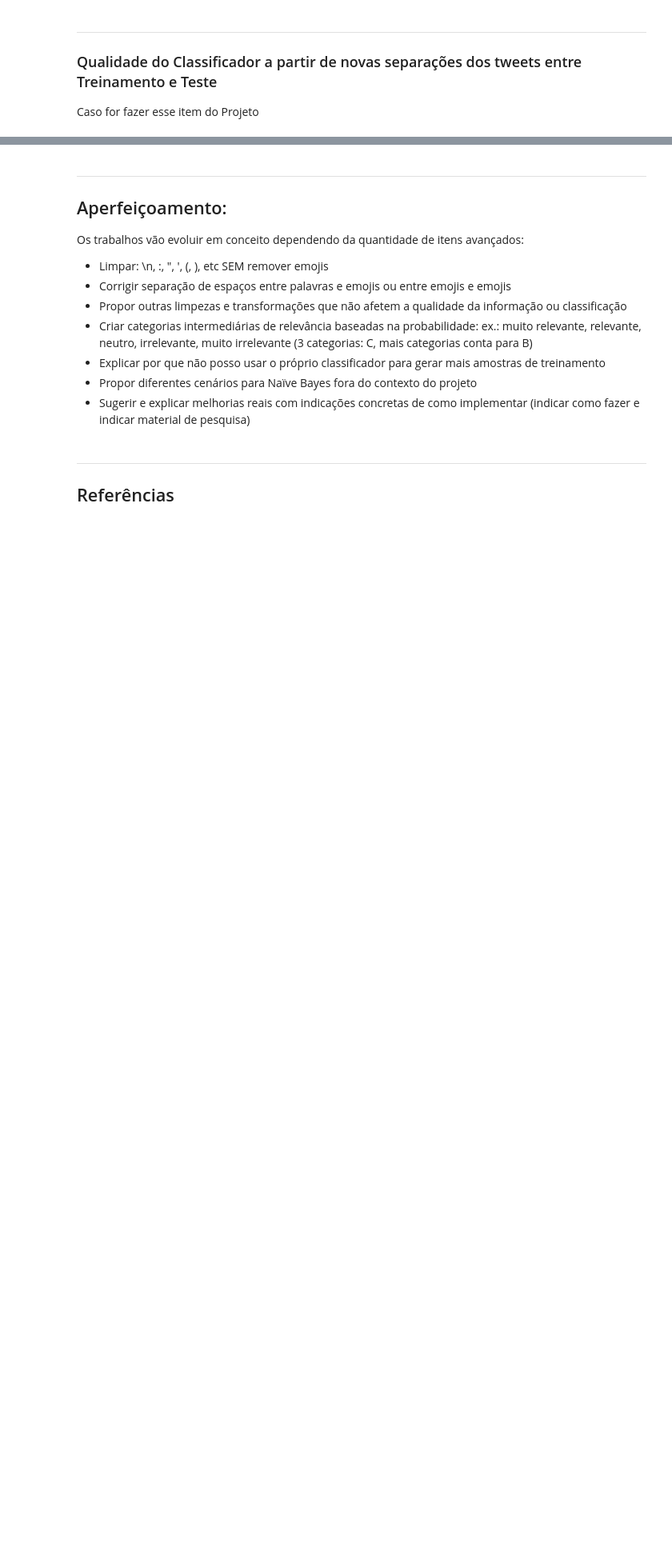
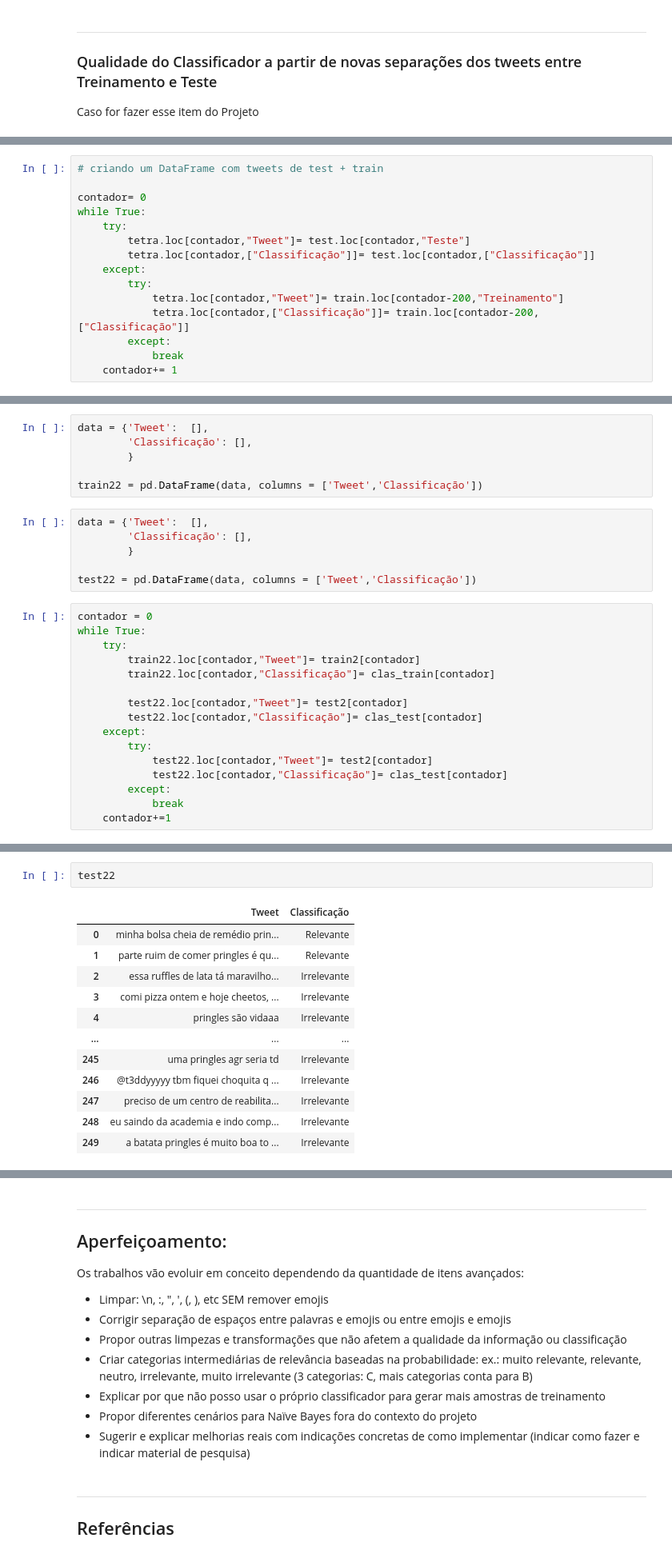
Before and after one commit to thiagosk/Projeto1-Cdados, a Jupyter notebook: Projeto1_Layout_Classificador.ipynb, the cells around one changed output, grey strips where cells are left out. Shown: that part at 80% size. Saved outputs shown, nothing was run; the diff lists cells and outputs as text; blank space fills up the shorter version.

```diff
--- a/Projeto1_Layout_Classificador.ipynb
+++ b/Projeto1_Layout_Classificador.ipynb
@@ -345,0 +355,15 @@ Caso for fazer esse item do Projeto
+# %%
+# criando um DataFrame com tweets de test + train
+
+contador= 0
+while True:
+    try:
+        tetra.loc[contador,"Tweet"]= test.loc[contador,"Teste"]
+        tetra.loc[contador,["Classificação"]]= test.loc[contador,["Classificação"]]
+    except:
+        try:
+            tetra.loc[contador,"Tweet"]= train.loc[contador-200,"Treinamento"]
+            tetra.loc[contador,["Classificação"]]= train.loc[contador-200,["Classificação"]]
+        except:
+            break
+    contador+= 1
@@ -345,0 +412,28 @@ Caso for fazer esse item do Projeto
+# %%
+data = {'Tweet':  [],
+        'Classificação': [],
+        }
+
+train22 = pd.DataFrame(data, columns = ['Tweet','Classificação'])
+# %%
+data = {'Tweet':  [],
+        'Classificação': [],
+        }
+
+test22 = pd.DataFrame(data, columns = ['Tweet','Classificação'])
+# %%
+contador = 0
+while True:
+    try:
+        train22.loc[contador,"Tweet"]= train2[contador]
+        train22.loc[contador,"Classificação"]= clas_train[contador]
+
+        test22.loc[contador,"Tweet"]= test2[contador]
+        test22.loc[contador,"Classificação"]= clas_test[contador]
+    except:
+        try:
+            test22.loc[contador,"Tweet"]= test2[contador]
+            test22.loc[contador,"Classificação"]= clas_test[contador]
+        except:
+            break
+    contador+=1
@@ -345,0 +560,15 @@ Caso for fazer esse item do Projeto
+# %%
+test22
+# %% [output]
+|  | Tweet | Classificação |
+| 0 | minha bolsa cheia de remédio prin... | Relevante |
+| 1 | parte ruim de comer pringles é qu... | Relevante |
+| 2 | essa ruffles de lata tá maravilho... | Irrelevante |
+| 3 | comi pizza ontem e hoje cheetos, ... | Irrelevante |
+| 4 | pringles são vidaaa | Irrelevante |
+| ... | ... | ... |
+| 245 | uma pringles agr seria td | Irrelevante |
+| 246 | @t3ddyyyyy tbm fiquei choquita q ... | Irrelevante |
+| 247 | preciso de um centro de reabilita... | Irrelevante |
+| 248 | eu saindo da academia e indo comp... | Irrelevante |
+| 249 | a batata pringles é muito boa to ... | Irrelevante |
```
Also changed, not shown: parts of 16 cells of this notebook.
